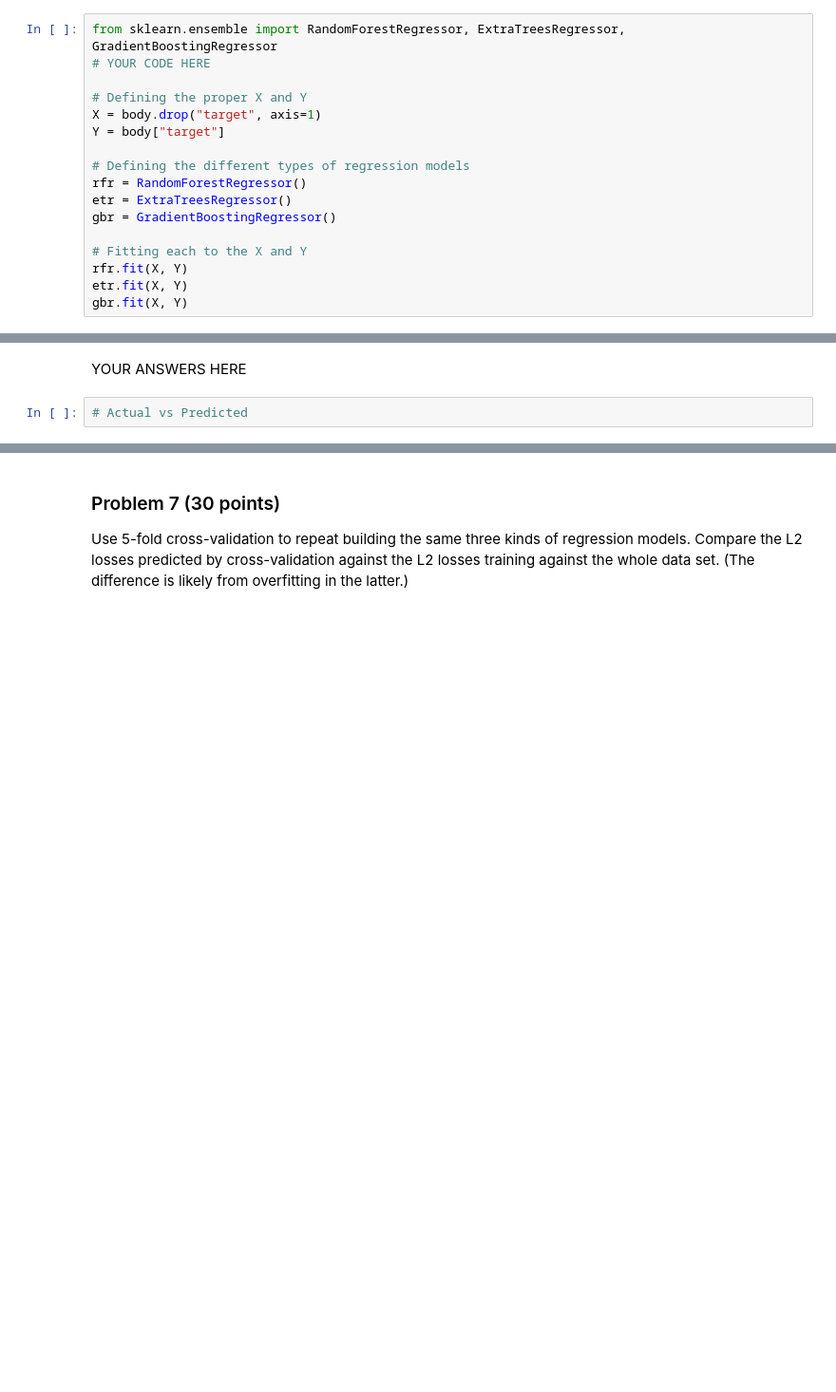
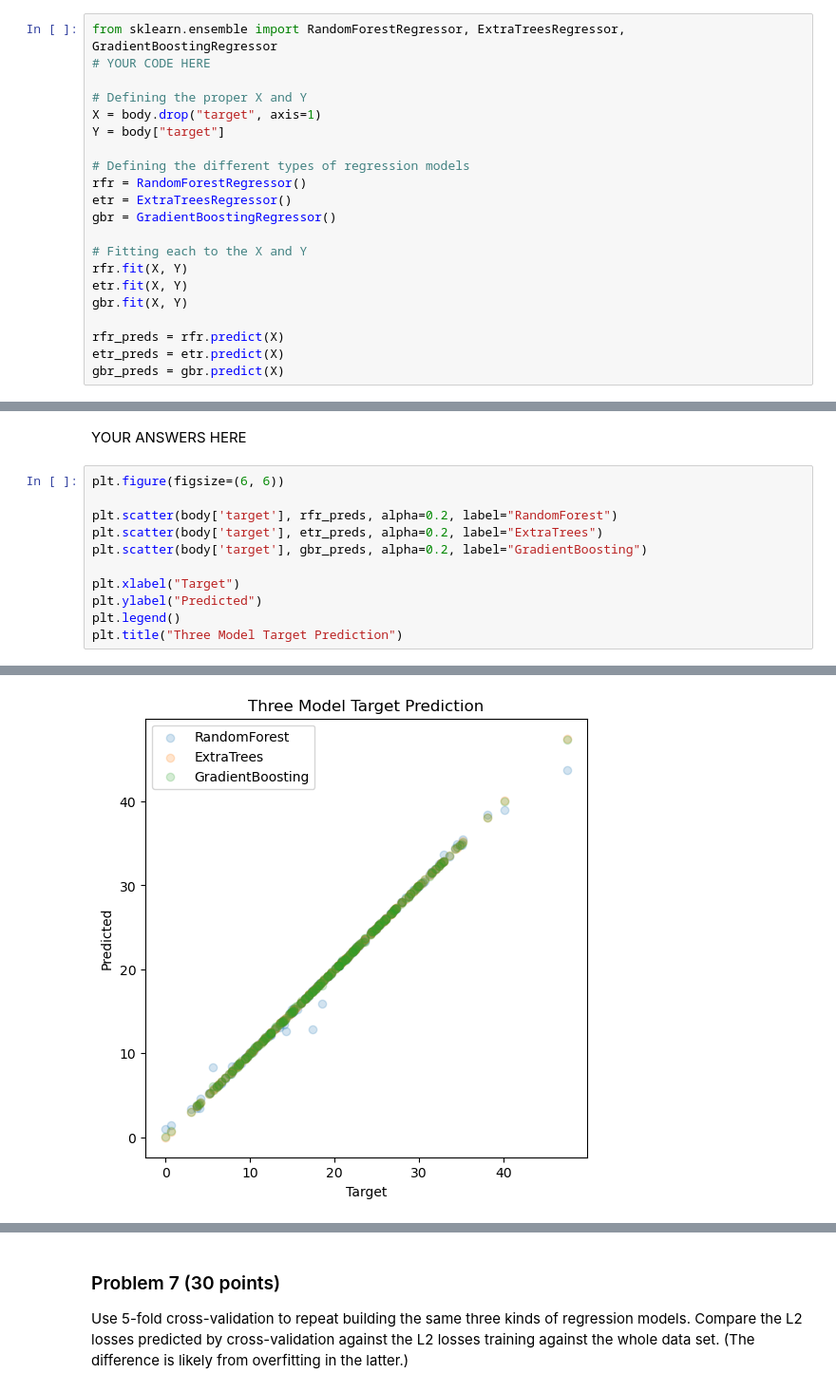
Before and after one commit to chenmichael2/dx602-final-project, a Jupyter notebook: project.ipynb, the cells around one changed output, grey strips where cells are left out. Shown at 95% size. Drawn from its saved outputs; the diff is of its cells as text; blank space fills up the shorter version.

```diff
--- a/project.ipynb
+++ b/project.ipynb
@@ -295,3 +295,7 @@ gbr = GradientBoostingRegressor()
 rfr.fit(X, Y)
 etr.fit(X, Y)
 gbr.fit(X, Y)
+
+rfr_preds = rfr.predict(X)
+etr_preds = etr.predict(X)
+gbr_preds = gbr.predict(X)
@@ -300,4 +302,14 @@ GradientBoostingRegressor()
 # %% [markdown]
 YOUR ANSWERS HERE
-# %%
-# Actual vs Predicted
+# %%
+plt.figure(figsize=(6, 6))
+
+plt.scatter(body['target'], rfr_preds, alpha=0.2, label="RandomForest")
+plt.scatter(body['target'], etr_preds, alpha=0.2, label="ExtraTrees")
+plt.scatter(body['target'], gbr_preds, alpha=0.2, label="GradientBoosting")
+
+plt.xlabel("Target")
+plt.ylabel("Predicted")
+plt.legend()
+plt.title("Three Model Target Prediction")
+# %% [output]
@@ -303,0 +317 @@ YOUR ANSWERS HERE
+[figure, added]
```
Also changed, not shown: parts of 3 cells of this notebook.
